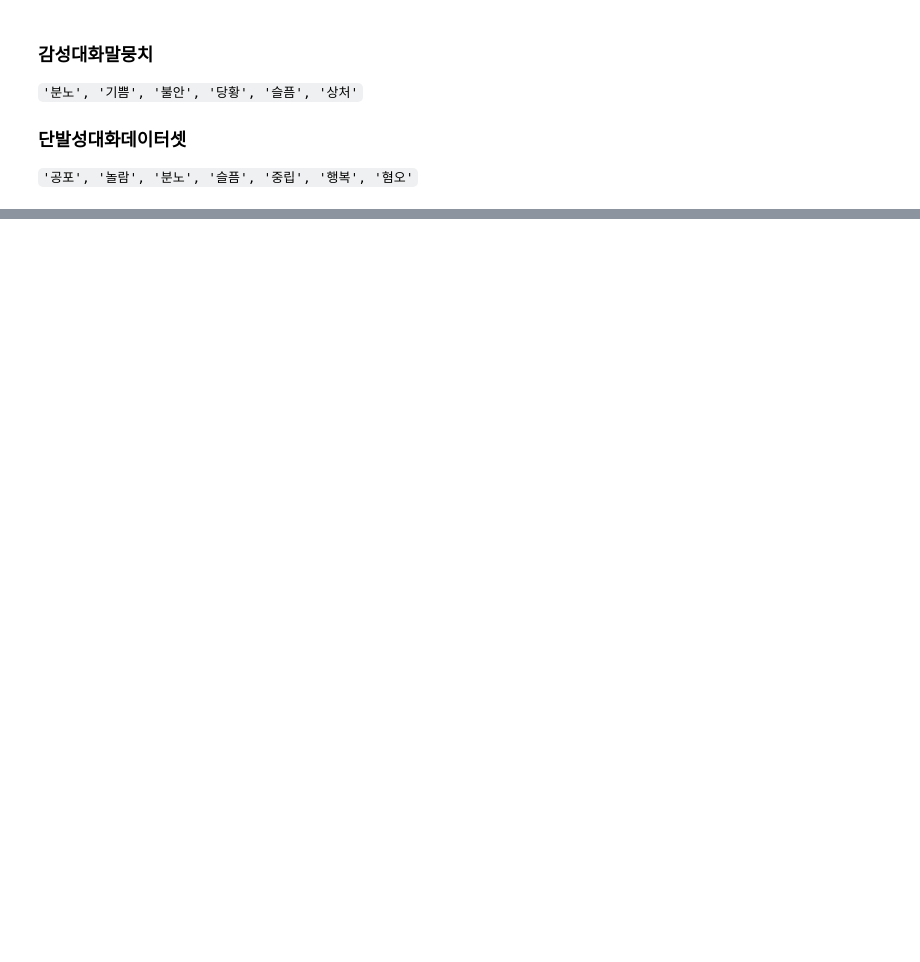
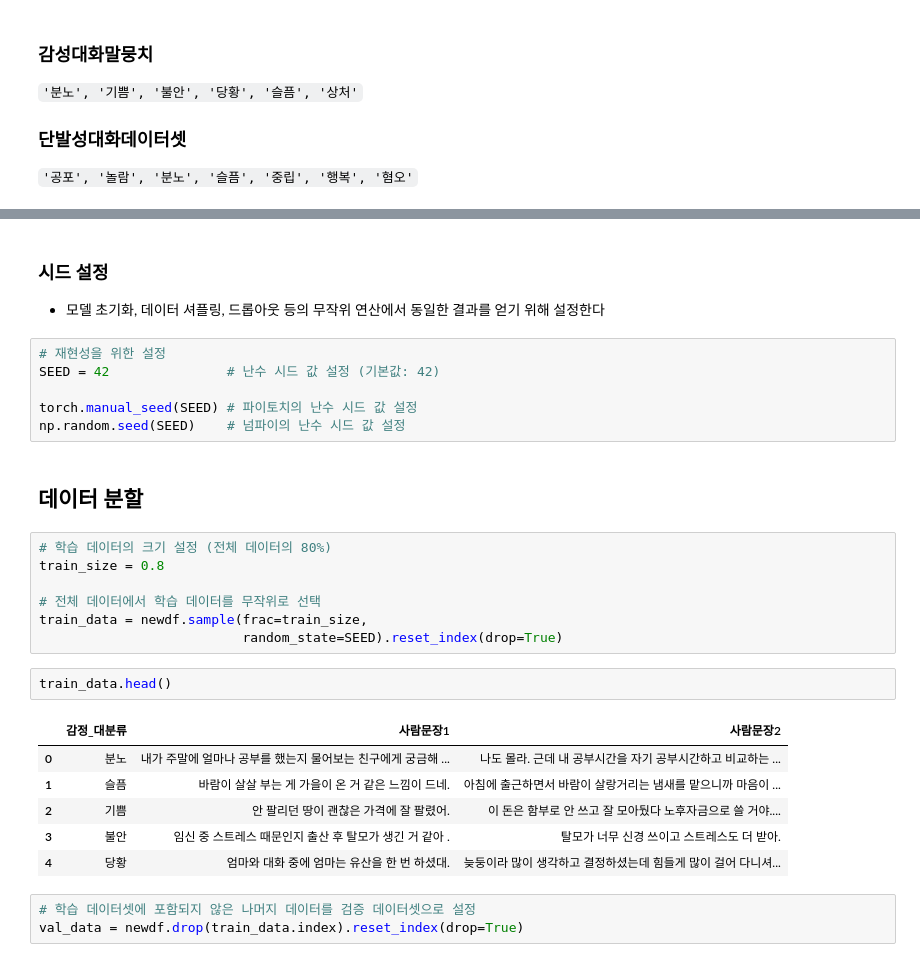
Before and after one commit to pal-ette/iNotePal, a Jupyter notebook: dataset/감성대화말뭉치.ipynb, the cells around one changed output, grey strips where cells are left out. Saved outputs shown, nothing was run; the diff lists cells and outputs as text; blank space fills up the shorter version.

```diff
--- a/dataset/감성대화말뭉치.ipynb
+++ b/dataset/감성대화말뭉치.ipynb
@@ -235,0 +391,30 @@ dtype: int64
+# %% [markdown]
+### 시드 설정
+* 모델 초기화, 데이터 셔플링, 드롭아웃 등의 무작위 연산에서 동일한 결과를 얻기 위해 설정한다
+# %%
+# 재현성을 위한 설정
+SEED = 42               # 난수 시드 값 설정 (기본값: 42)
+
+torch.manual_seed(SEED) # 파이토치의 난수 시드 값 설정
+np.random.seed(SEED)    # 넘파이의 난수 시드 값 설정
+# %% [markdown]
+## 데이터 분할
+# %%
+# 학습 데이터의 크기 설정 (전체 데이터의 80%)
+train_size = 0.8
+
+# 전체 데이터에서 학습 데이터를 무작위로 선택
+train_data = newdf.sample(frac=train_size,
+                          random_state=SEED).reset_index(drop=True)
+# %%
+train_data.head()
+# %% [output]
+|  | 감정_대분류 | 사람문장1 | 사람문장2 |
+| 0 | 분노 | 내가 주말에 얼마나 공부를 했는지 물어보는 친구에게 궁금해 ... | 나도 몰라. 근데 내 공부시간을 자기 공부시간하고 비교하는 ... |
+| 1 | 슬픔 | 바람이 살살 부는 게 가을이 온 거 같은 느낌이 드네. | 아침에 출근하면서 바람이 살랑거리는 냄새를 맡으니까 마음이 ... |
+| 2 | 기쁨 | 안 팔리던 땅이 괜찮은 가격에 잘 팔렸어. | 이 돈은 함부로 안 쓰고 잘 모아뒀다 노후자금으로 쓸 거야.... |
+| 3 | 불안 | 임신 중 스트레스 때문인지 출산 후 탈모가 생긴 거 같아 . | 탈모가 너무 신경 쓰이고 스트레스도 더 받아. |
+| 4 | 당황 | 엄마와 대화 중에 엄마는 유산을 한 번 하셨대. | 늦둥이라 많이 생각하고 결정하셨는데 힘들게 많이 걸어 다니셔... |
+# %%
+# 학습 데이터셋에 포함되지 않은 나머지 데이터를 검증 데이터셋으로 설정
+val_data = newdf.drop(train_data.index).reset_index(drop=True)
```
Also changed, not shown: parts of 28 cells of this notebook.
